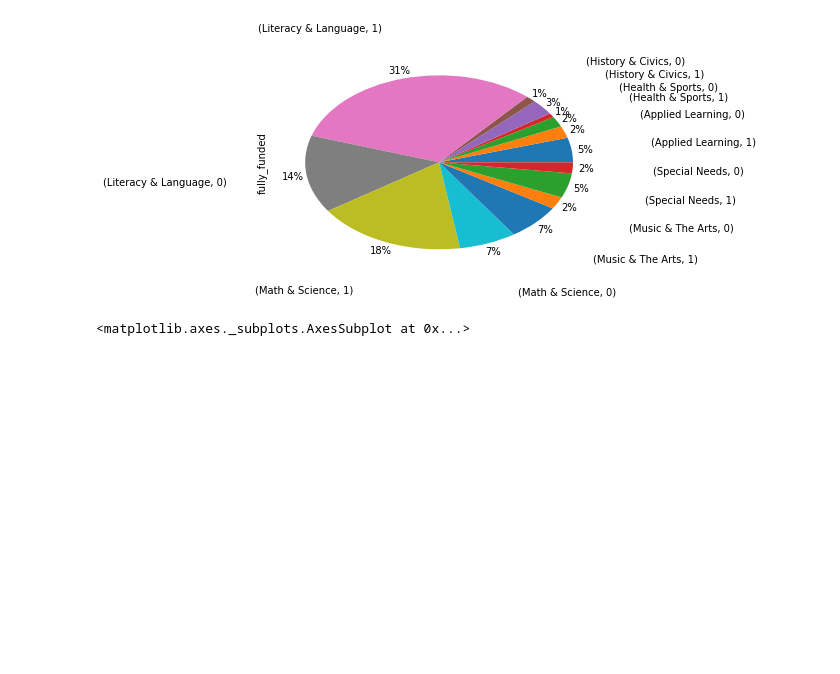
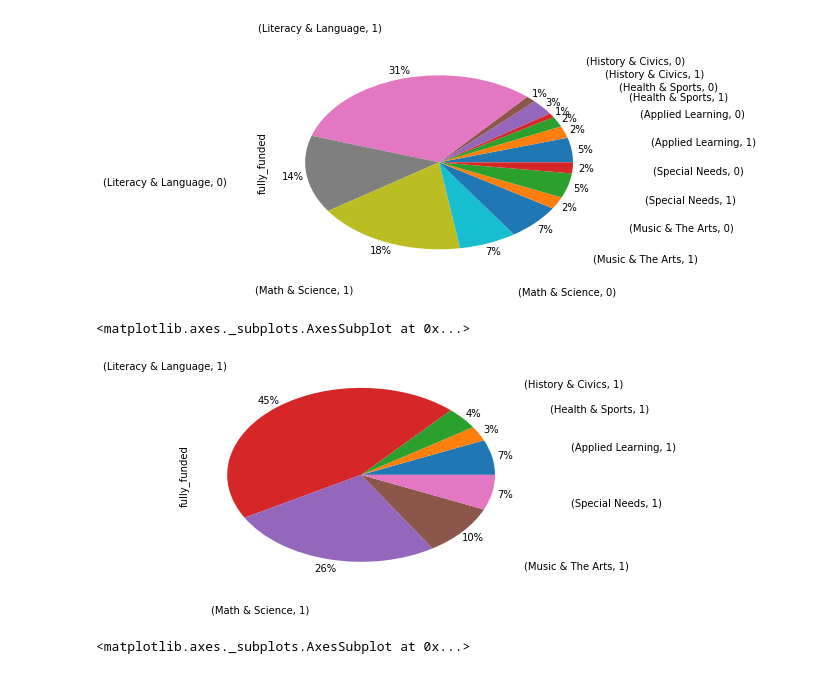
Before and after one commit to sghoseWI/Machine-Learning, a Jupyter notebook: HW3/ML Exploration.ipynb, the cells around one changed output. Cells and saved outputs as stored; diff of their text form; code cells hidden in the pictures; blank space fills up the shorter version.

```diff
--- a/HW3/ML Exploration.ipynb
+++ b/HW3/ML Exploration.ipynb
@@ -267,4 +292,12 @@ relevant_df.groupby('primary_focus_area')['fully_funded'].value_counts().plot(ki
 # %% [output]
 <matplotlib.axes._subplots.AxesSubplot at 0x...>
 [figure]
+# %%
+#Note: Literacy and language were the subjects most common to fully-funded projects.
+
+
+fully_funded_df.groupby('primary_focus_area')['fully_funded'].value_counts().plot(kind='pie', autopct='%1.0f%%', pctdistance=1.1, labeldistance=1.6)
+# %% [output]
+<matplotlib.axes._subplots.AxesSubplot at 0x...>
+[figure, added]
 # %%
```
Also changed, not shown: parts of 8 cells of this notebook, 1 other file.
